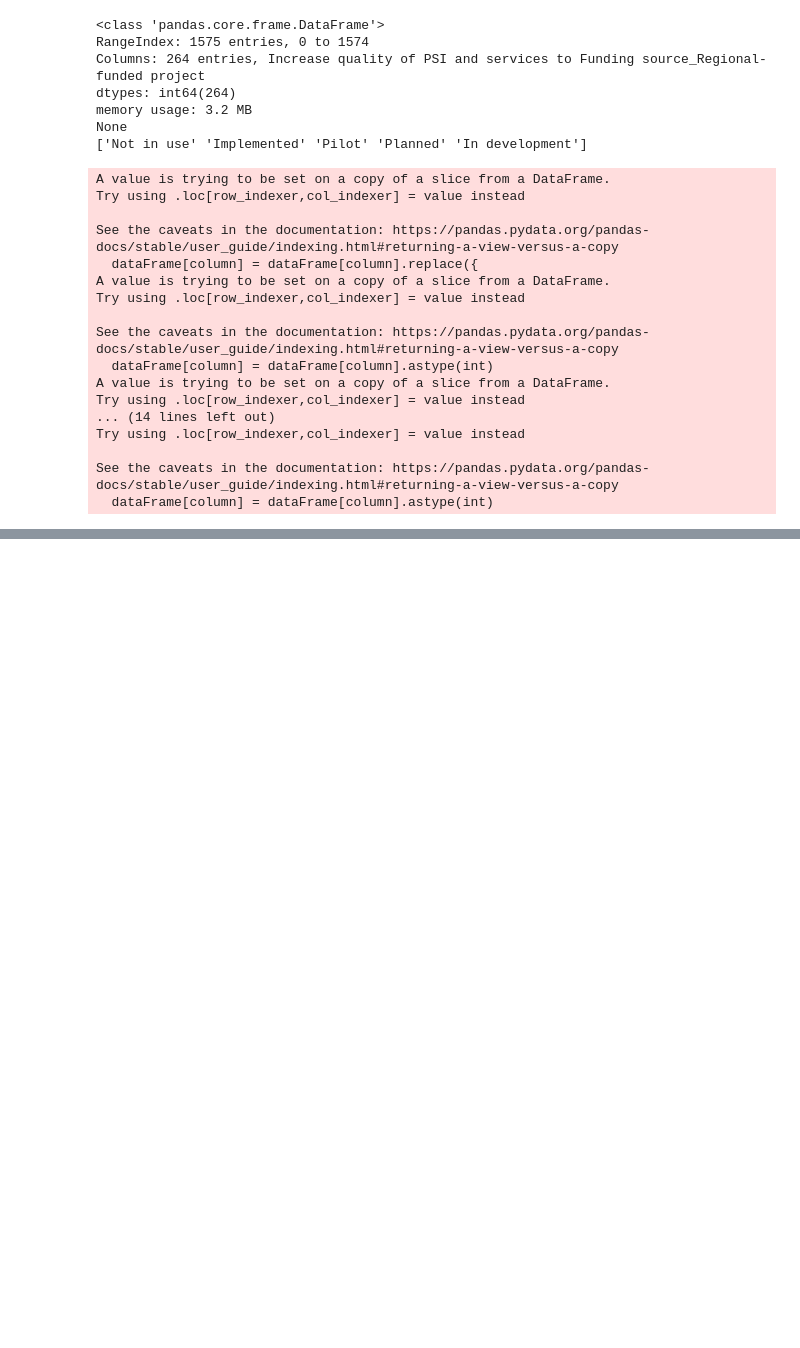
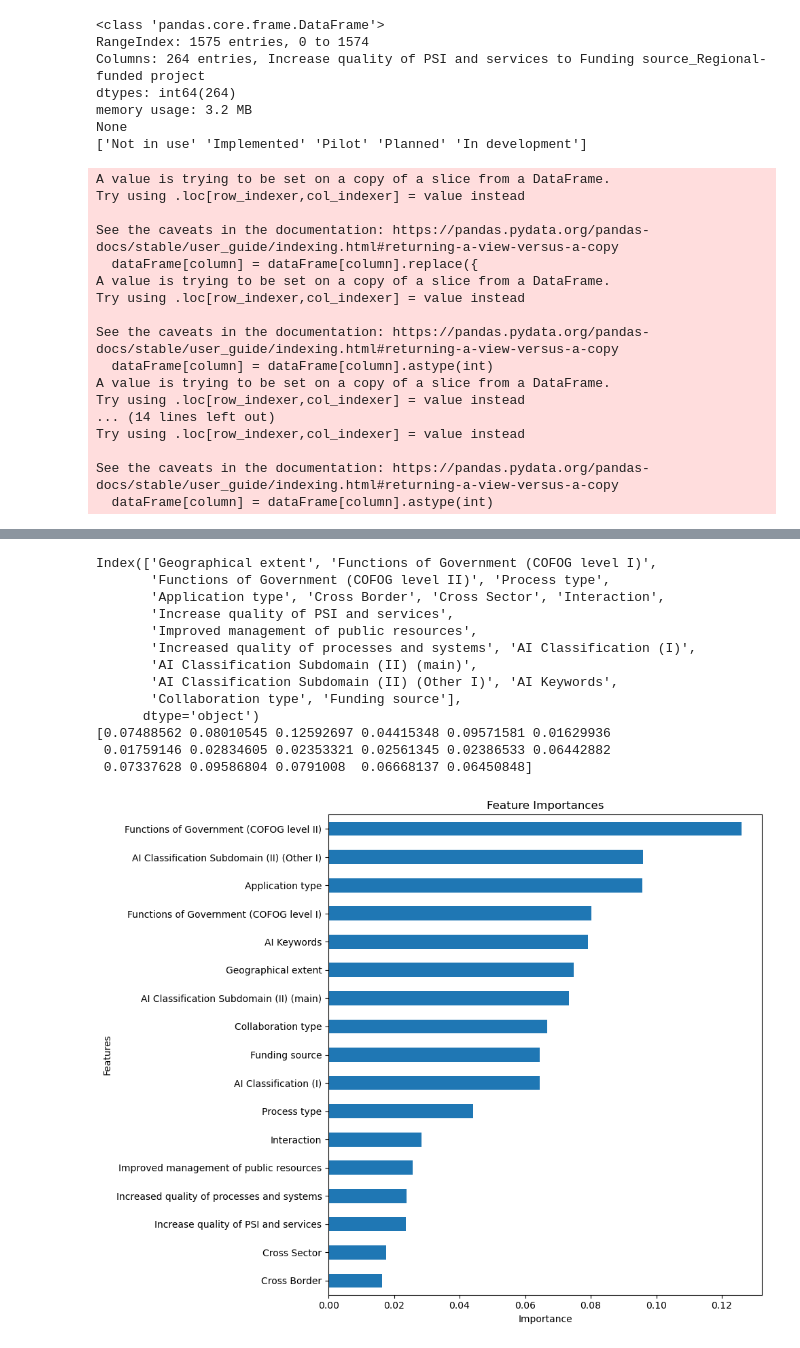
Before and after one commit to Marchant01/ai_eu_project, a Jupyter notebook: eda.ipynb, the cells around one changed output, grey strips where cells are left out. Cells and saved outputs as stored; diff of their text form; code cells hidden in the pictures; blank space fills up the shorter version.

```diff
--- a/eda.ipynb
+++ b/eda.ipynb
@@ -186,0 +221,53 @@ plt.show()
+# %%
+y = y_encoded
+X = df_oe
+
+X_train_val, X_test, y_train_val, y_test = train_test_split(X, y, random_state=42, test_size=0.2)
+X_train, X_val, y_train, y_val = train_test_split(X_train_val, y_train_val, random_state=42, test_size=0.2)
+
+X_train = scaler.fit_transform(X_train)
+X_val = scaler.fit_transform(X_val)
+X_test = scaler.fit_transform(X_test)
+
+rm_model.fit(X_train, y_train)
+
+importances = rm_model.feature_importances_
+feature_names = X.columns
+
+print(feature_names)
+feat_df = pd.DataFrame({
+    'Feature': feature_names,
+    'Importance': importances
+    })
+
+filtered_df = feat_df
+filtered_df = filtered_df.sort_values(by='Importance', ascending=True)
+print(importances)
+
+filtered_df.plot(
+    kind='barh',
+    x='Feature',
+    y='Importance',
+    legend=False,
+    figsize=(10, 8)
+)
+plt.title('Feature Importances')
+plt.xlabel('Importance')
+plt.ylabel('Features')
+plt.tight_layout()
+plt.show()
+# %% [output]
+Index(['Geographical extent', 'Functions of Government (COFOG level I)',
+       'Functions of Government (COFOG level II)', 'Process type',
+       'Application type', 'Cross Border', 'Cross Sector', 'Interaction',
+       'Increase quality of PSI and services',
+       'Improved management of public resources',
+       'Increased quality of processes and systems', 'AI Classification (I)',
+       'AI Classification Subdomain (II) (main)',
+       'AI Classification Subdomain (II) (Other I)', 'AI Keywords',
+       'Collaboration type', 'Funding source'],
+      dtype='object')
+[0.07488562 0.08010545 0.12592697 0.04415348 0.09571581 0.01629936
+ 0.01759146 0.02834605 0.02353321 0.02561345 0.02386533 0.06442882
+ 0.07337628 0.09586804 0.0791008  0.06668137 0.06450848]
+[figure, added]
```
Also changed, not shown: parts of 6 cells of this notebook.
